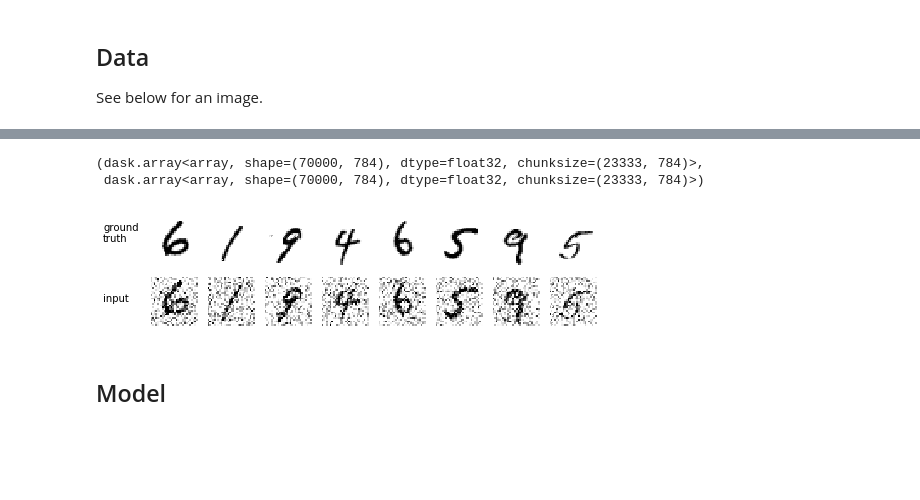
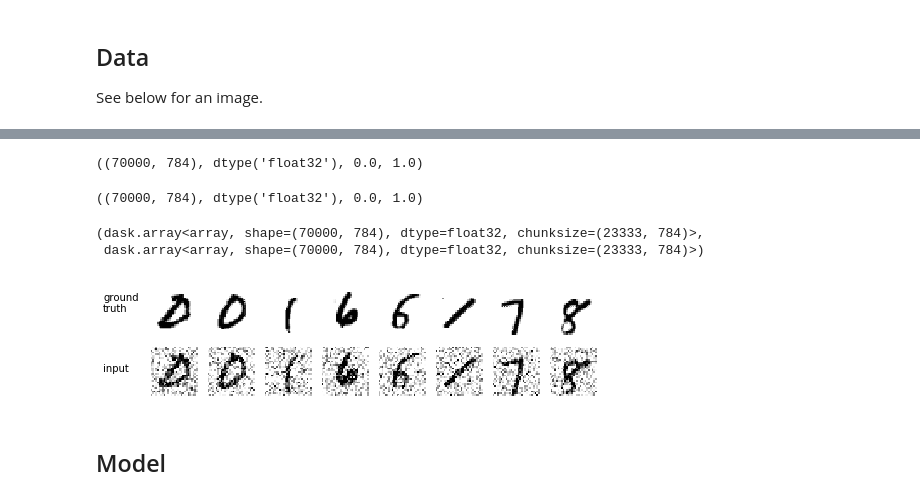
Before and after one commit to stsievert/dask-hyperband-comparison, a Jupyter notebook: Run.ipynb, the cells around one changed output, grey strips where cells are left out. Saved outputs shown, nothing was run; the diff lists cells and outputs as text; code cells hidden in the pictures; blank space fills up the shorter version.

```diff
--- a/Run.ipynb
+++ b/Run.ipynb
@@ -113,3 +90,11 @@ Using TensorFlow backend.
+# %%
+_X.shape, _X.dtype, _X.min(), _X.max()
+# %% [output]
+((70000, 784), dtype('float32'), 0.0, 1.0)
+# %%
+_y.shape, _y.dtype, _y.min(), _y.max()
+# %% [output]
+((70000, 784), dtype('float32'), 0.0, 1.0)
 # %%
 import dask.array as da
 n, d = _X.shape
@@ -122,24 +107,27 @@ X, y
 # %%
 import numpy as np
 import matplotlib.pyplot as plt
 import seaborn as sns
+from sklearn.utils import check_random_state
+
+rng = check_random_state(42)
 cols = 8
 w = 1.0
 fig, axs = plt.subplots(figsize=(cols*w, 2*w), ncols=cols, nrows=2)
 for col, (upper, lower) in enumerate(zip(axs[0], axs[1])):
     if col == 0:
         upper.text(-28, 14, 'ground\ntruth')
         lower.text(-28, 14, 'input')
-    i = np.random.choice(len(X))
+    i = rng.choice(len(X))
     noisy = X[i].reshape(28, 28)
     clean = y[i].reshape(28, 28)
     kwargs = {'cbar': False, 'xticklabels': False, 'yticklabels': False, 'cmap': 'gray_r'}
     sns.heatmap(noisy, ax=lower, **kwargs)
     sns.heatmap(clean, ax=upper, **kwargs)
 plt.savefig("imgs/input-output.svg", bbox_inches="tight")
 plt.show()
 # %% [output]
-[figure, old version]
+[figure, new version]
 # %% [markdown]
 ## Model
 # %% [markdown]
```
Also changed, not shown: parts of 24 cells of this notebook, 1 other file.
